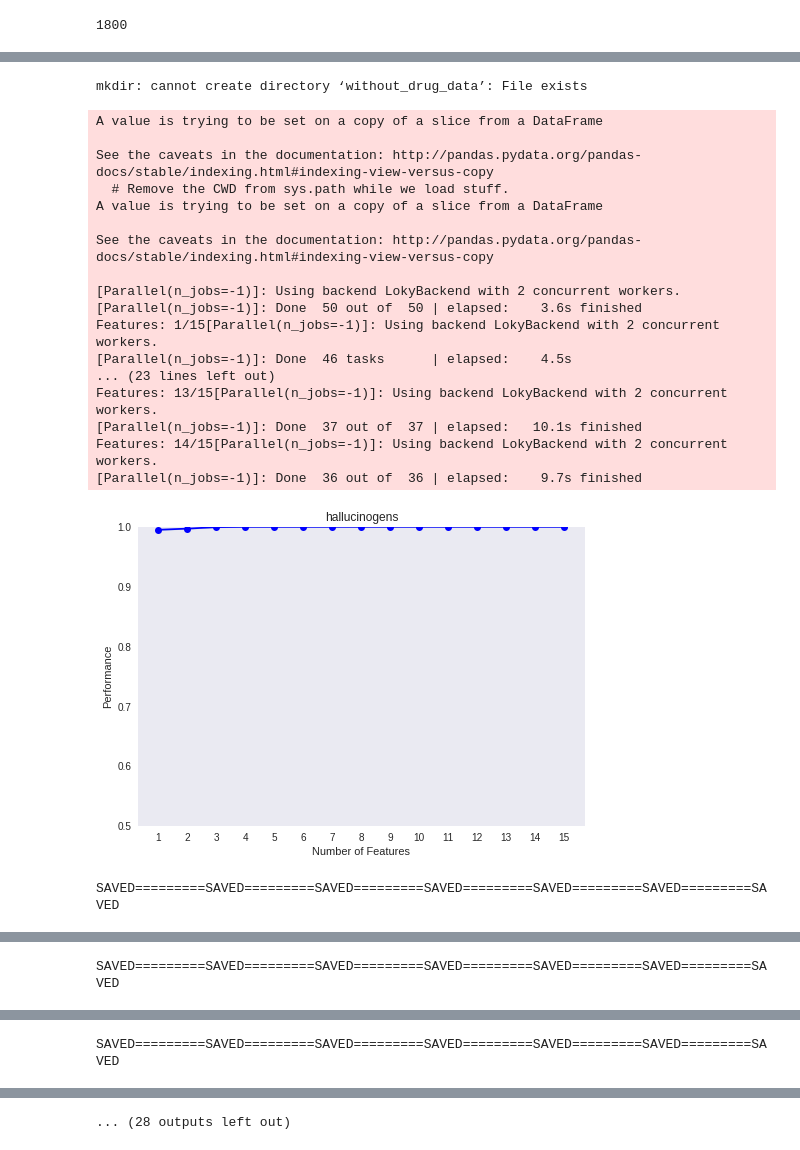
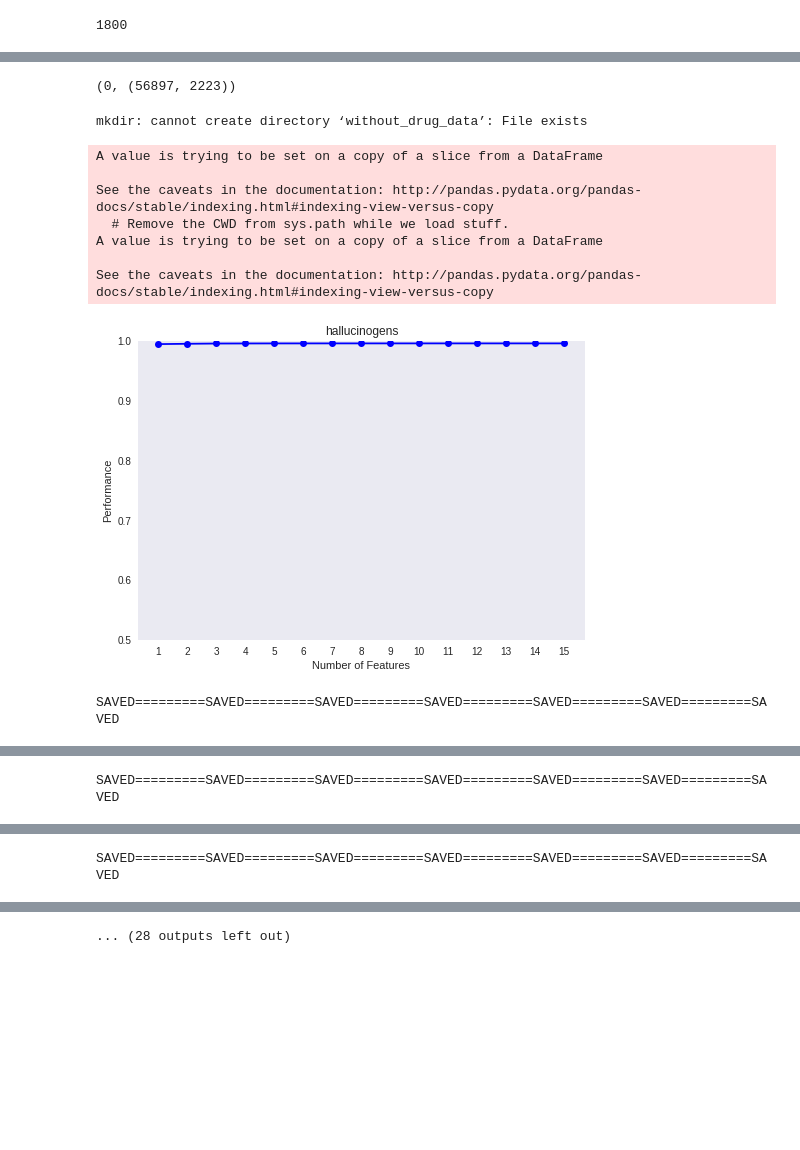
Before and after one commit to Marytem/NSDUH_exploration, a Jupyter notebook: final_datasets_creation.ipynb, the cells around one changed output, grey strips where cells are left out. Cells and saved outputs as stored; diff of their text form; code cells hidden in the pictures; blank space fills up the shorter version.

```diff
--- a/final_datasets_creation.ipynb
+++ b/final_datasets_creation.ipynb
@@ -18,3 +25,5 @@ data.isnull().values.ravel().sum(), data.shape
+# %%
+data.drop(['Unnamed: 0', 'Unnamed: 0.1'], axis=1, inplace=True)
 # %%
 halucinogens = ['LSD', 'PCP','PEYOTE','MESC','PSILCY','ECST','KET','DMTAMTFXY','SALVIADIV']
 inhalants = ['AMYLNIT', 'CLEFLU', 'GAS', 'GLUE', 'ETHER', 'SOLVENT', 'LGAS', 'NITOXID',
@@ -59,7 +68,7 @@ for drug,col_name in zip(drugs,prefixes['targets']):
   train_Ys.to_csv('with_drug_data/' + drug + '_train_y.csv')
   train.drop(prefixes['targets'], axis=1, inplace=True)
   test_Ys = test[prefixes['targets']]
-  train_Ys.to_csv('with_drug_data/' + drug + '_test_y.csv')
+  test_Ys.to_csv('with_drug_data/' + drug + '_test_y.csv')
   test.drop(prefixes['targets'], axis=1, inplace=True)
 
   fa = FactorAnalysis(n_components=100)
@@ -100,5 +109,13 @@ SAVED=========SAVED=========SAVED=========SAVED=========SAVED=========SAVED=====
 SAVED=========SAVED=========SAVED=========SAVED=========SAVED=========SAVED=========SAVED
 ... (14 outputs left out)
+# %%
+data = pd.read_csv('mode_imputed.csv')
+
+data.isnull().values.ravel().sum(), data.shape
+# %% [output]
+(0, (56897, 2223))
+# %%
+data.drop(['Unnamed: 0', 'Unnamed: 0.1'], axis=1, inplace=True)
 # %%
 %mkdir  without_drug_data
 
@@ -112,52 +129,42 @@ for drug,col_name in zip(drugs,prefixes['targets']):
   train.drop(prefixes['targets'], axis=1, inplace=True)
 
   test_Ys = test[prefixes['targets']]
-  train_Ys.to_csv('without_drug_data/' + drug + '_test_y.csv')
+  test_Ys.to_csv('without_drug_data/' + drug + '_test_y.csv')
   test.drop(prefixes['targets'], axis=1, inplace=True)
 
   fa = FactorAnalysis(n_components=50)
   train = fa.fit_transform(train.values)
   test = fa.transform(test.values)
 
   clf = LogisticRegression(C=10, solver='lbfgs', max_iter = 1000)
 
-  selector = SFS(clf, forward=True, verbose=1, scoring='accuracy', cv=0,
+  selector = SFS(clf, forward=True, verbose=0, scoring='accuracy', cv=0,
                  n_jobs=-1, k_features=15).fit(train, train_Ys[col_name])
 
   fig = plot_sequential_feature_selection(selector.get_metric_dict(), kind='std_dev')
   plt.ylim([0.50, 1])
   plt.title(drug)
   plt.grid()
   plt.show()
 
   needed_features = selector.subsets_[15]['feature_idx']
 
   train = train[:, needed_features]
   np.savetxt('without_drug_data/' + drug + '_train.csv', train, delimiter=',')
   test = test[:, needed_features]
   np.savetxt('without_drug_data/' + drug + '_test.csv', test, delimiter=',')
 
   print("SAVED=========SAVED=========SAVED=========SAVED=========SAVED=========SAVED=========SAVED")
 # %% [output]
 mkdir: cannot create directory ‘without_drug_data’: File exists
 A value is trying to be set on a copy of a slice from a DataFrame
 
 See the caveats in the documentation: http://pandas.pydata.org/pandas-docs/stable/indexing.html#indexing-view-versus-copy
   # Remove the CWD from sys.path while we load stuff.
 A value is trying to be set on a copy of a slice from a DataFrame
 
 See the caveats in the documentation: http://pandas.pydata.org/pandas-docs/stable/indexing.html#indexing-view-versus-copy
-
-[Parallel(n_jobs=-1)]: Using backend LokyBackend with 2 concurrent workers.
-[Parallel(n_jobs=-1)]: Done  50 out of  50 | elapsed:    3.6s finished
-Features: 1/15[Parallel(n_jobs=-1)]: Using backend LokyBackend with 2 concurrent workers.
-[Parallel(n_jobs=-1)]: Done  46 tasks      | elapsed:    4.5s
-... (23 lines left out)
-Features: 13/15[Parallel(n_jobs=-1)]: Using backend LokyBackend with 2 concurrent workers.
-[Parallel(n_jobs=-1)]: Done  37 out of  37 | elapsed:   10.1s finished
-Features: 14/15[Parallel(n_jobs=-1)]: Using backend LokyBackend with 2 concurrent workers.
-[Parallel(n_jobs=-1)]: Done  36 out of  36 | elapsed:    9.7s finished
-[figure, old version]
+[figure, new version]
 SAVED=========SAVED=========SAVED=========SAVED=========SAVED=========SAVED=========SAVED
 A value is trying to be set on a copy of a slice from a DataFrame
 
```
Also changed, not shown: parts of 4 cells of this notebook.
